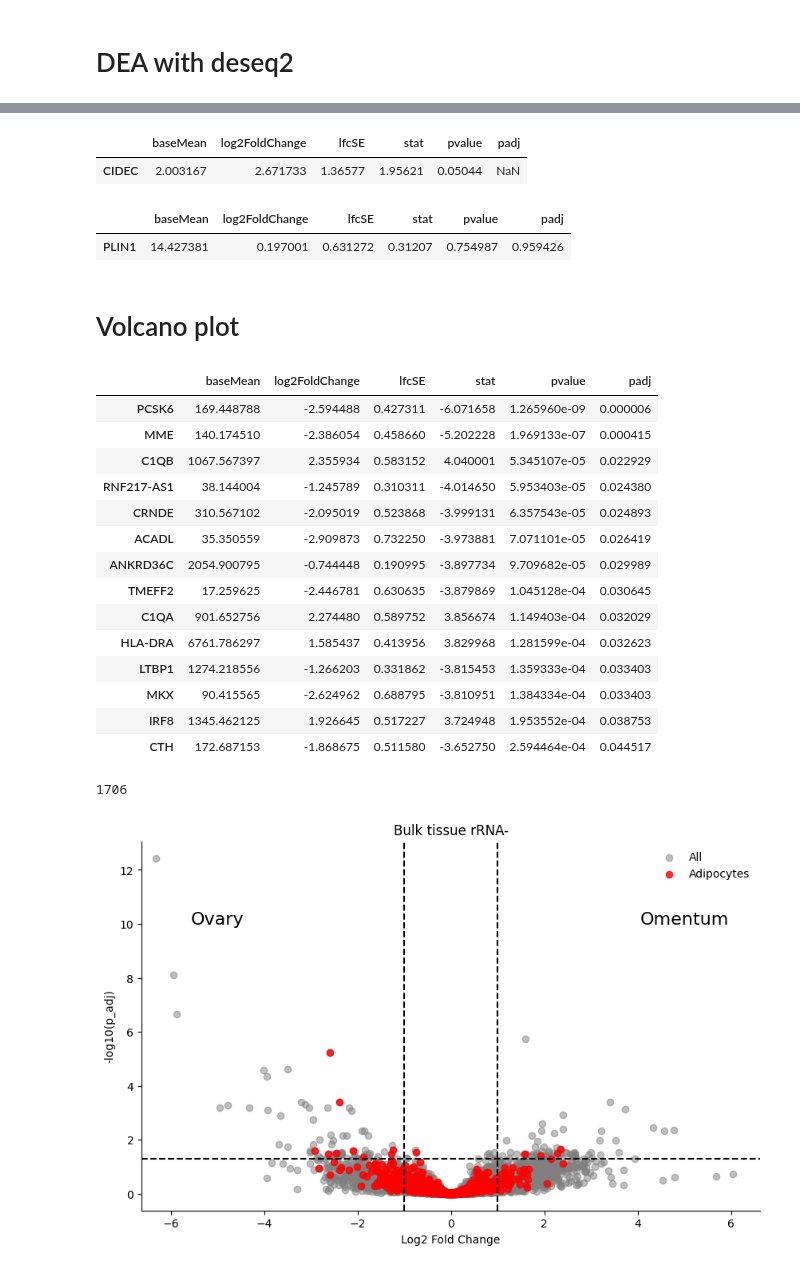
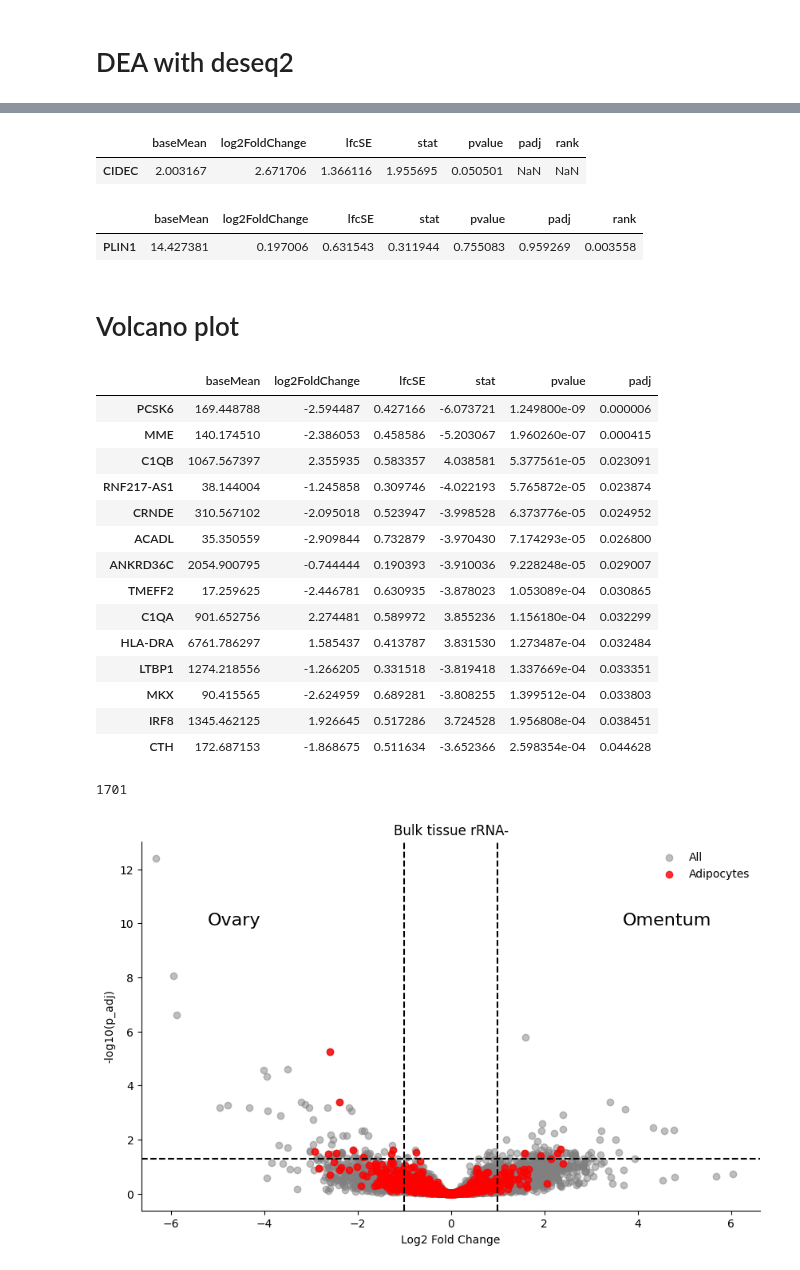
Before and after one commit to emma2207/hgsoc-reconstruction, a Jupyter notebook: differential_expression_analysis/scripts/dea_bulk.ipynb, the cells around one changed output, grey strips where cells are left out. Saved outputs shown, nothing was run; the diff lists cells and outputs as text; code cells hidden in the pictures.

Commit message:
align preprocessing of count matrix

```diff
--- a/differential_expression_analysis/scripts/dea_bulk.ipynb
+++ b/differential_expression_analysis/scripts/dea_bulk.ipynb
@@ -41,5 +41,5 @@ gtf[:5]
 # %%
-DATA_TYPE = "Dissociated Bulk"  # Bulk or Dissociated Bulk
+DATA_TYPE = "Bulk"  # Bulk or Dissociated Bulk
 # %%
 sample_df = sample_overview_data_wrangling(METADATA_PATH, DATA_TYPE)
 # %%
@@ -89,6 +86,9 @@ count_df = count_df.set_index("Long Sample ID")
 count_df = count_df[
     (count_df["Site of origin"] == "Omentum") | (count_df["Site of origin"] == "Ovary")
 ]
+
+# Only consider genes that have more than 10 read counts in total
+count_df = count_df[pd.Index(["Site of origin"]).append(count_df.columns[1:][count_df.iloc[:, 1:].sum(axis=0) >= 10])]
 # %%
 count_df.to_csv(f"../data/count_matrix_{DATA_TYPE}_site.csv")
 # %%
@@ -199,40 +190,40 @@ res[res.index.str.contains("ADIPOQ")]
 # %%
 res[res.index.str.contains("CIDEC")]
 # %% [output]
-|  | baseMean | log2FoldChange | lfcSE | stat | pvalue | padj |
-| CIDEC | 2.003167 | 2.671733 | 1.36577 | 1.95621 | 0.05044 | NaN |
+|  | baseMean | log2FoldChange | lfcSE | stat | pvalue | padj | rank |
+| CIDEC | 2.003167 | 2.671706 | 1.366116 | 1.955695 | 0.050501 | NaN | NaN |
 # %%
 res[res.index.str.contains("PLIN1")]
 # %% [output]
-|  | baseMean | log2FoldChange | lfcSE | stat | pvalue | padj |
-| PLIN1 | 14.427381 | 0.197001 | 0.631272 | 0.31207 | 0.754987 | 0.959426 |
+|  | baseMean | log2FoldChange | lfcSE | stat | pvalue | padj | rank |
+| PLIN1 | 14.427381 | 0.197006 | 0.631543 | 0.311944 | 0.755083 | 0.959269 | 0.003558 |
 # %% [markdown]
 # Volcano plot
 # %%
-adipocyte_markers_df = pd.read_excel("emont2022s1.xlsx", sheet_name="adipocyte markers", header=1).set_index("Unnamed: 0")
+adipocyte_markers_df = pd.read_excel("../data/emont2022s1.xlsx", sheet_name="adipocyte markers", header=1).set_index("Unnamed: 0")
 adipocyte_markers_df.index.name = None
 # %%
 de_genes_df[de_genes_df.index.isin(list(adipocyte_markers_df.index))].sort_values("padj")
 # %% [output]
 |  | baseMean | log2FoldChange | lfcSE | stat | pvalue | padj |
-| PCSK6 | 169.448788 | -2.594488 | 0.427311 | -6.071658 | 1.265960e-09 | 0.000006 |
-| MME | 140.174510 | -2.386054 | 0.458660 | -5.202228 | 1.969133e-07 | 0.000415 |
-| C1QB | 1067.567397 | 2.355934 | 0.583152 | 4.040001 | 5.345107e-05 | 0.022929 |
-| RNF217-AS1 | 38.144004 | -1.245789 | 0.310311 | -4.014650 | 5.953403e-05 | 0.024380 |
-| CRNDE | 310.567102 | -2.095019 | 0.523868 | -3.999131 | 6.357543e-05 | 0.024893 |
-| ACADL | 35.350559 | -2.909873 | 0.732250 | -3.973881 | 7.071101e-05 | 0.026419 |
-| ANKRD36C | 2054.900795 | -0.744448 | 0.190995 | -3.897734 | 9.709682e-05 | 0.029989 |
-| TMEFF2 | 17.259625 | -2.446781 | 0.630635 | -3.879869 | 1.045128e-04 | 0.030645 |
-| C1QA | 901.652756 | 2.274480 | 0.589752 | 3.856674 | 1.149403e-04 | 0.032029 |
-| HLA-DRA | 6761.786297 | 1.585437 | 0.413956 | 3.829968 | 1.281599e-04 | 0.032623 |
-| LTBP1 | 1274.218556 | -1.266203 | 0.331862 | -3.815453 | 1.359333e-04 | 0.033403 |
-| MKX | 90.415565 | -2.624962 | 0.688795 | -3.810951 | 1.384334e-04 | 0.033403 |
-| IRF8 | 1345.462125 | 1.926645 | 0.517227 | 3.724948 | 1.953552e-04 | 0.038753 |
-| CTH | 172.687153 | -1.868675 | 0.511580 | -3.652750 | 2.594464e-04 | 0.044517 |
+| PCSK6 | 169.448788 | -2.594487 | 0.427166 | -6.073721 | 1.249800e-09 | 0.000006 |
+| MME | 140.174510 | -2.386053 | 0.458586 | -5.203067 | 1.960260e-07 | 0.000415 |
+| C1QB | 1067.567397 | 2.355935 | 0.583357 | 4.038581 | 5.377561e-05 | 0.023091 |
+| RNF217-AS1 | 38.144004 | -1.245858 | 0.309746 | -4.022193 | 5.765872e-05 | 0.023874 |
+| CRNDE | 310.567102 | -2.095018 | 0.523947 | -3.998528 | 6.373776e-05 | 0.024952 |
+| ACADL | 35.350559 | -2.909844 | 0.732879 | -3.970430 | 7.174293e-05 | 0.026800 |
+| ANKRD36C | 2054.900795 | -0.744444 | 0.190393 | -3.910036 | 9.228248e-05 | 0.029007 |
+| TMEFF2 | 17.259625 | -2.446781 | 0.630935 | -3.878023 | 1.053089e-04 | 0.030865 |
+| C1QA | 901.652756 | 2.274481 | 0.589972 | 3.855236 | 1.156180e-04 | 0.032299 |
+| HLA-DRA | 6761.786297 | 1.585437 | 0.413787 | 3.831530 | 1.273487e-04 | 0.032484 |
+| LTBP1 | 1274.218556 | -1.266205 | 0.331518 | -3.819418 | 1.337669e-04 | 0.033351 |
+| MKX | 90.415565 | -2.624959 | 0.689281 | -3.808255 | 1.399512e-04 | 0.033803 |
+| IRF8 | 1345.462125 | 1.926645 | 0.517286 | 3.724528 | 1.956808e-04 | 0.038451 |
+| CTH | 172.687153 | -1.868675 | 0.511634 | -3.652366 | 2.598354e-04 | 0.044628 |
 # %%
 len(set(res.index) & set(adipocyte_markers_df.index))
 # %% [output]
-1706
+1701
 # %%
 df = res.dropna(subset=["log2FoldChange", "padj"])
 df = df[df["baseMean"] > 10]
@@ -253,34 +244,35 @@ plt.scatter(
     df[df.index.isin(list(adipocyte_markers_df.index))]["log2FoldChange"],
     -np.log10(df[df.index.isin(list(adipocyte_markers_df.index))]["padj"]),
     c='red',
     label='Adipocytes',
     alpha=0.8)
 
 x_lim = abs(df["log2FoldChange"]).max()*1.05
 plt.xlim([-x_lim, x_lim])
+y_lim = -(np.log10(df["padj"]).min())
 
 # # Add labels and title
 plt.xlabel('Log2 Fold Change')
 plt.ylabel('-log10(p_adj)')
 plt.title(f"{DATA_TYPE} tissue rRNA-")
 
-plt.text(-5, 10, "Ovary", size=16, ha="center")
-plt.text(5, 10, "Omentum", size=16, ha="center")
+plt.text(-x_lim*0.7, y_lim*0.8, "Ovary", size=16, ha="center")
+plt.text(x_lim*0.7, y_lim*0.8, "Omentum", size=16, ha="center")
 
 # # Add horizontal line for significance threshold
 plt.axhline(y=-np.log10(0.05), color='black', linestyle='--')
 
 # # Add vertical lines for fold change threshold (optional)
 plt.axvline(x=-1, color='black', linestyle='--')
 plt.axvline(x=1, color='black', linestyle='--')
 
 plt.legend(frameon=False)
 
 ax.spines['top'].set_visible(False)
 ax.spines['right'].set_visible(False)
 
 # for i, row in de_genes_df.iterrows():
 #     ax.annotate(i, (row["log2FoldChange"]+0.1, -np.log10(row["padj"])+0.05))
 # %% [output]
-[figure, old version]
+[figure, new version]
 # %%
```
Also changed, not shown: parts of 11 cells of this notebook, 1 other file.
